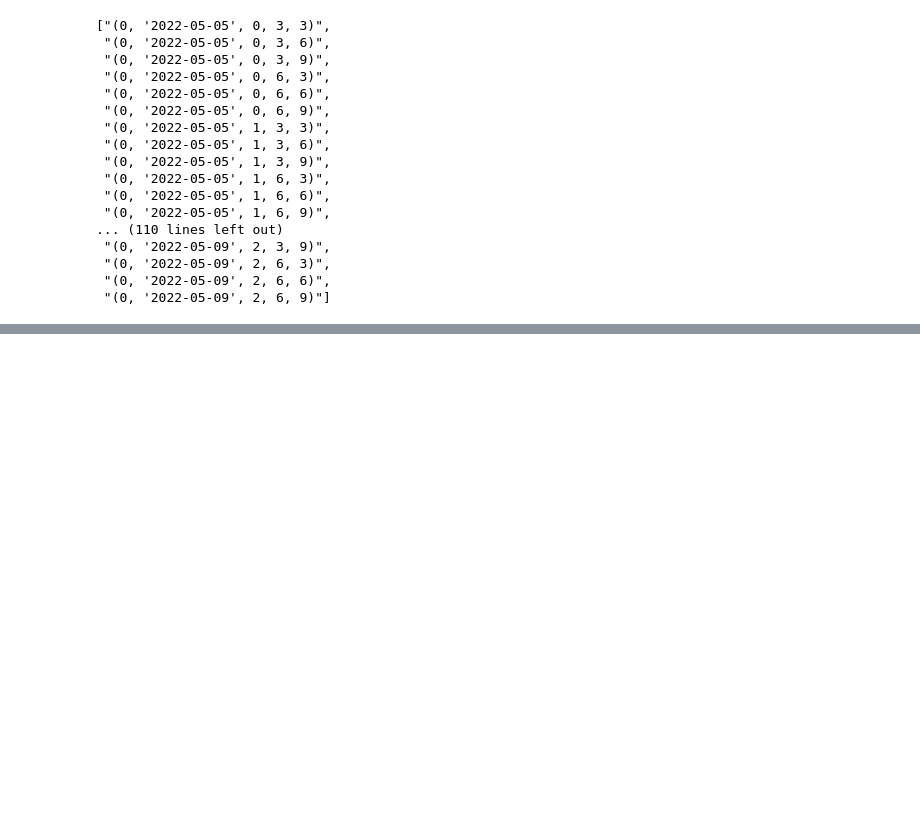
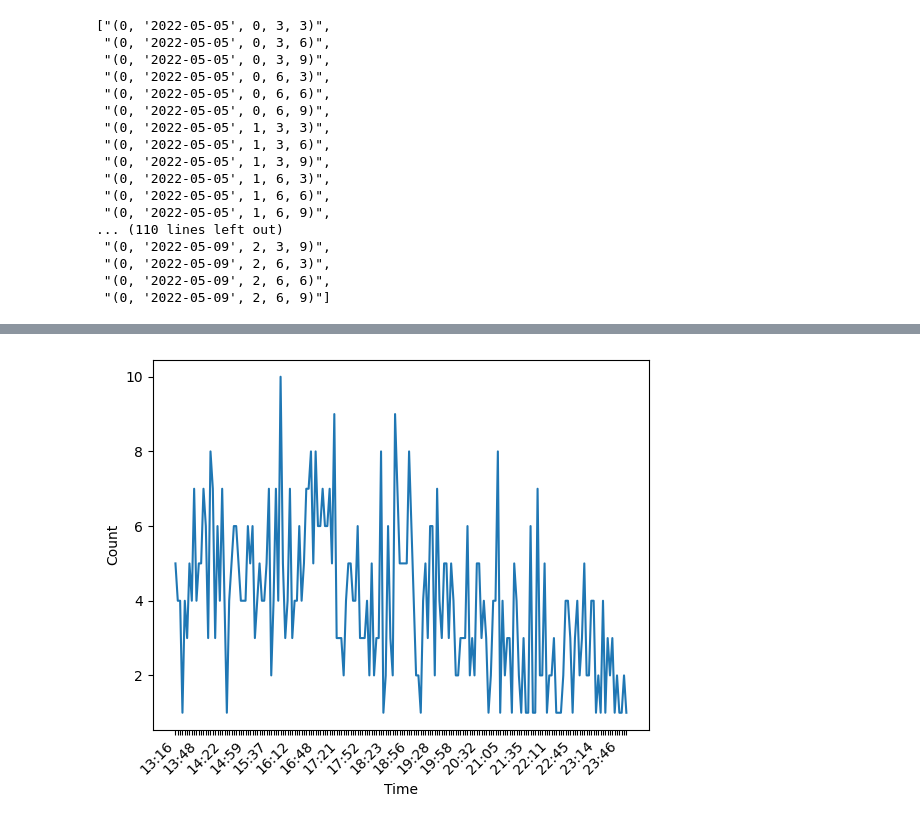
Before and after one commit to peternguyen39/hcmc_traffic_benchmark, a Jupyter notebook: result_interpreter.ipynb, the cells around one changed output, grey strips where cells are left out. Cells and saved outputs as stored; diff of their text form; code cells hidden in the pictures; blank space fills up the shorter version.

```diff
--- a/result_interpreter.ipynb
+++ b/result_interpreter.ipynb
@@ -104,0 +149,5 @@ lowest_mae
+# %%
+with open('./data/hcmc-traffic-data.json', 'r', encoding='utf-8') as f:
+    data = json.load(f)
+testing_dates=['2022-05-05', '2022-05-05_1', '2022-05-06', '2022-05-07', '2022-05-07_1', '2022-05-08', '2022-05-09']
+data.keys()
@@ -104,0 +156,4 @@ lowest_mae
+# %%
+sensor=0
+time_data = {k:v for k,v in sorted(data[testing_dates[0]][str(sensor)].items(),key=lambda x:x[0].split('_')[1].split('.')[0])}
+time_data
@@ -104,0 +178,23 @@ lowest_mae
+# %%
+import datetime
+graph_data = []
+for k in time_data:
+    current_time = datetime.datetime.fromtimestamp(int(k.split('_')[1].split('.')[0])/1000)
+    count = time_data[k]['count']
+    graph_data.append((current_time, count))
+# %%
+import pandas as pd
+import matplotlib.pyplot as plt
+import seaborn as sns
+df = pd.DataFrame(graph_data, columns=['time', 'count'])
+df['time']= pd.to_datetime(df['time']).dt.strftime('%H:%M')
+ax = sns.lineplot(x='time', y='count', data=df)
+ax.set(xlabel='Time', ylabel='Count')
+ax.set_xticklabels(ax.get_xticklabels(), rotation=45, horizontalalignment='right')
+for ind, label in enumerate(ax.get_xticklabels()):
+    if ind % 10 == 0:  # every 10th label is kept
+        label.set_visible(True)
+    else:
+        label.set_visible(False)
+# %% [output]
+[figure, added]
```
Also changed, not shown: parts of 10 cells of this notebook, 5 other files.
